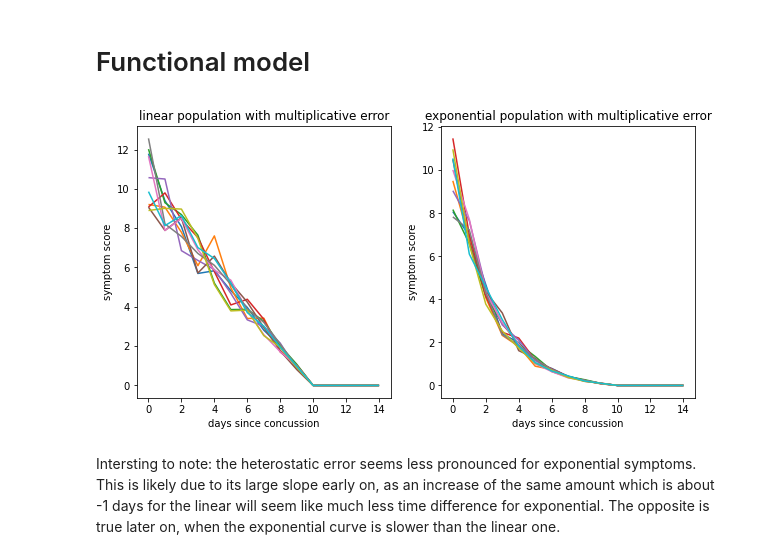
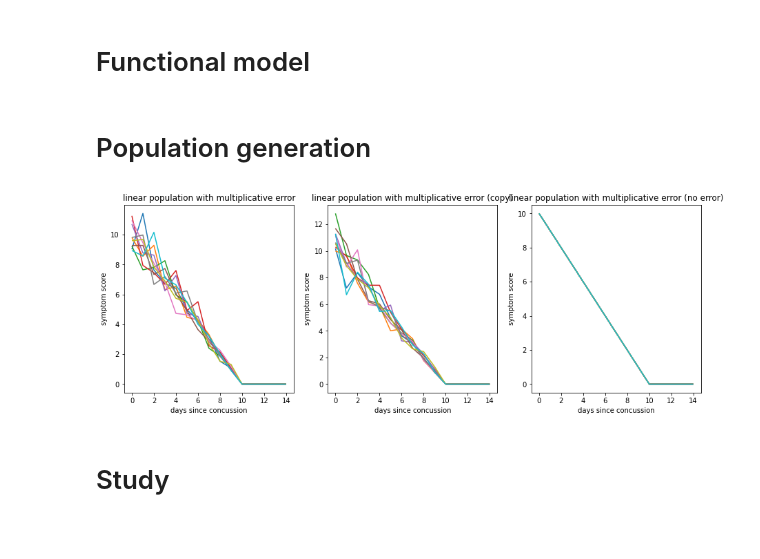
Before and after one commit to ZacharyVernec/smile, a Jupyter notebook: Simulations.ipynb, the cells around one changed output. Drawn from its saved outputs; the diff is of its cells as text; code cells hidden in the pictures; blank space fills up the shorter version.

Commit message:
Implemented and tested Population copy method

```diff
--- a/Simulations.ipynb
+++ b/Simulations.ipynb
@@ -56,6 +56,8 @@ class Population:
         self.symptomscores_noerror = None
         self.symptomscores = None
 
+    #Data generation methods
+
     def set_parameter_generator(self, paramname, func, paramtype):
         '''
         func must be a numpy function with the "shape" argument of the numpy function as the only argument to func
@@ -68,7 +70,6 @@ class Population:
         elif paramtype == 'day':
             shape = (self.size, NDAYS)
         self.parameter_generators[paramname] = lambda: func(shape)
-
     def generate_parameters(self):
         '''generates all parameters
         if population was already generated, is resets the scores (since they were based on previous parameters)
@@ -84,7 +85,6 @@ class Population:
     def set_score_generator(self, scorename, func):
         '''scorename is either visualscore, symptomscore_noerror, or symptomscore'''
         self.function_generators[scorename] = func
-
     def generate_from_score_generator(self, generatorname):
         '''generatorname is either visualscore, symptomscore_noerror, or error'''
         func = self.function_generators[generatorname]
@@ -125,9 +125,21 @@ class Population:
         if self.symptomscores.shape != (self.size, NDAYS):
             self.symptomscores = np.broadcast_to(self.symptomscores, (self.size, NDAYS))
 
+    #Non-data-generation methods
+
     def recalculate_size(self):
         #TODO try-catch for if not generated yet
         self.size = self.visualscores.shape[0]
+
+    def copy(self, newtitle=None, additionaltitle='(copy)'):
+        newpop = copy(self) #python shallow_copy
+        if newtitle is not None:
+            newpop.title = newtitle
+        if additionaltitle is not None:
+            newpop.title += ' '+additionaltitle
+        newpop.parameter_generators = copy(self.parameter_generators)
+        newpop.function_generators = copy(self.function_generators)
+        return newpop
 
     #removing outliers #TODO should this be changing the population or creating a copy?
     def filter(self, recovered_symptom_score=SMIN, firstday=FIRSTVISIT, lastday=NDAYS):
@@ -169,6 +181,8 @@ class Population:
             edgecolors = np.repeat(colors[:npersons], ndays, axis=0)
             ax.scatter(days, scores.flatten(), facecolors='none', edgecolors=edgecolors)
             ax.autoscale()
+# %% [markdown]
+# Population generation
 # %%
 # Various functions to create populations
 
@@ -274,21 +288,27 @@ def get_exppop(size=10000):
     return pop
 # %%
 linpop = get_linpop(10)
-exppop= get_exppop(size=linpop.size)
+linpop2 = linpop.copy()
+linpop3 = linpop.copy(additionaltitle='(no error)')
+
+linpop3.set_parameter_generator('C', lambda shape: 1, 'population')
+
 linpop.generate()
-exppop.generate()
+linpop2.generate()
+linpop3.generate()
 
-
-fig, axes = plt.subplots(ncols=2, figsize=plt.figaspect(1/2.0)*1.25)
+nplots=3
+fig, axes = plt.subplots(ncols=nplots, figsize=plt.figaspect(1/nplots)*1.25)
 ndays = 15
 linpop.plot(axes[0], ndays=ndays)
-exppop.plot(axes[1], ndays=ndays, score='symptom')
+linpop2.plot(axes[1], ndays=ndays)
+linpop3.plot(axes[2], ndays=ndays)
 
 plt.show()
 # %% [output]
-[figure, old version]
+[figure, new version]
-# %% [markdown]
-Intersting to note: the heterostatic error seems less pronounced for exponential symptoms. This is likely due to its large slope early on, as an increase of the same amount which is about -1 days for the linear will seem like much less time difference for exponential. The opposite is true later on, when the exponential curve is slower than the linear one.
+# %% [markdown]
+# Study
 # %%
 class Study:
 
```
Also changed, not shown: parts of 1 cell of this notebook.
